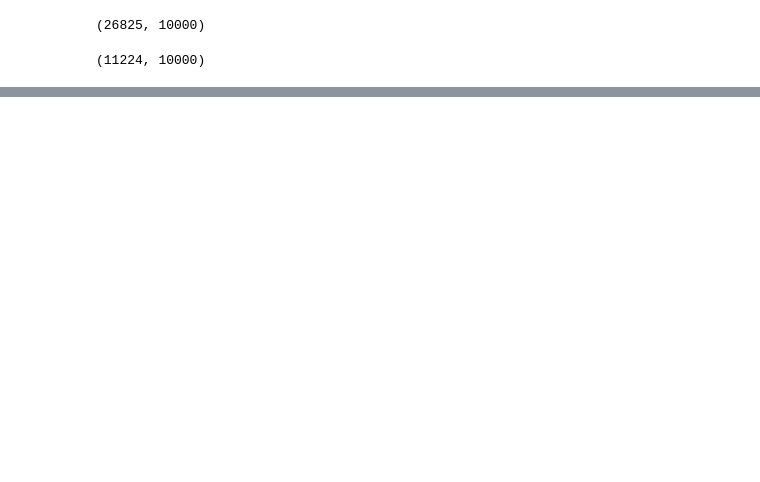
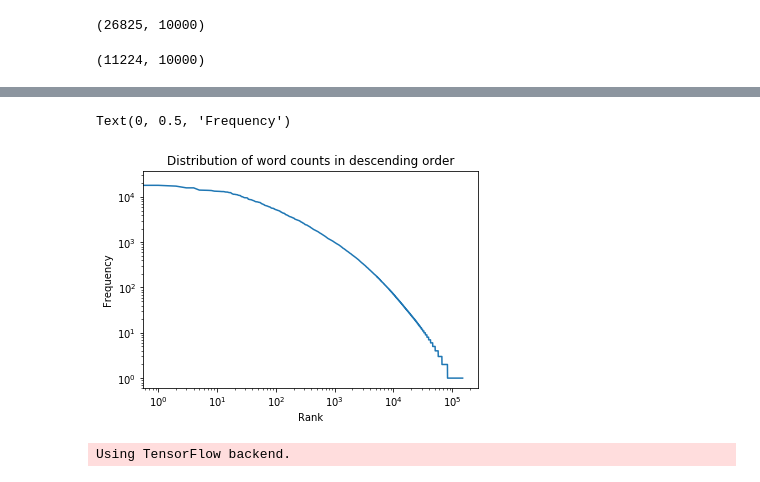
Before and after one commit to AlbertNegura/CATS, a Jupyter notebook: GenrePredictor.ipynb, the cells around one changed output, grey strips where cells are left out. Drawn from its saved outputs; the diff is of its cells as text; code cells hidden in the pictures; blank space fills up the shorter version.

```diff
--- a/GenrePredictor.ipynb
+++ b/GenrePredictor.ipynb
@@ -215,0 +224,14 @@ Title:
+# %%
+#generate vocabulary / counts for every word in the wikipedia dataset
+from collections import Counter
+from itertools import chain
+def get_vocab(lst):
+    vocabcount = Counter(w for txt in lst for w in txt.split())
+    vocab = list(map(lambda x: x[0], sorted(vocabcount.items(), key=lambda x: -x[1])))
+    return vocab, vocabcount
+# %%
+vocab, vocabcount = get_vocab(df1['Title']+df1['Plot'])
+# %%
+voclist = vocab
+print(voclist[:50])
+print('...',len(voclist))
@@ -215,0 +244,10 @@ Title:
+# %%
+plt.plot([vocabcount[w] for w in voclist])
+plt.gca().set_xscale('log',nonposx='clip')
+plt.gca().set_yscale('log',nonposy='clip')
+plt.title('Distribution of word counts in descending order')
+plt.xlabel('Rank')
+plt.ylabel('Frequency')
+# %% [output]
+Text(0, 0.5, 'Frequency')
+[figure, added]
@@ -215,0 +265,23 @@ Title:
+# %%
+import keras
+import os
+import pickle
+
+maxlend=25
+maxlenh=25
+maxlen = maxlend + maxlenh
+rnn_size = 512
+rnn_layers = 3
+batch_norm = False
+activation_rnn_size = 40 if maxlend else 0
+
+seed = 130
+p_W, p_U, p_dense, weight_decay = 0,0,0,0
+optimizer = 'adam'
+LR = 1e-4
+batch_size = 64
+nflips = 10
+nb_train_samples = 30000
+nb_val_samples = 3000
+# %% [output]
+Using TensorFlow backend.
```
Also changed, not shown: parts of 10 cells of this notebook.
